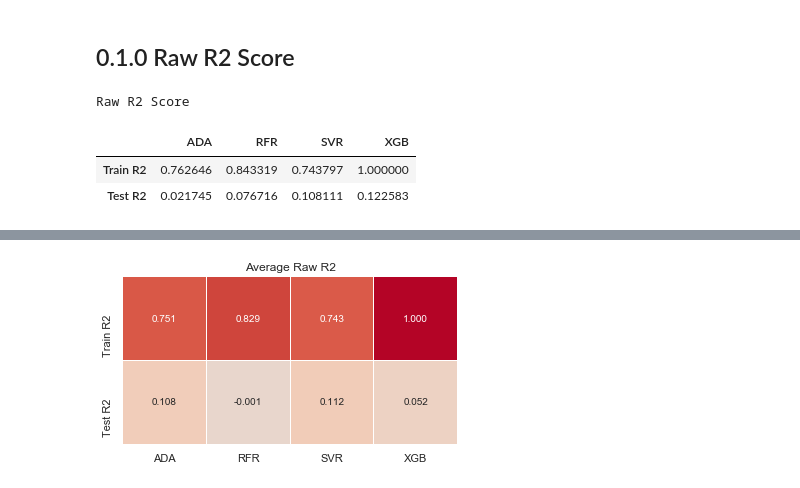
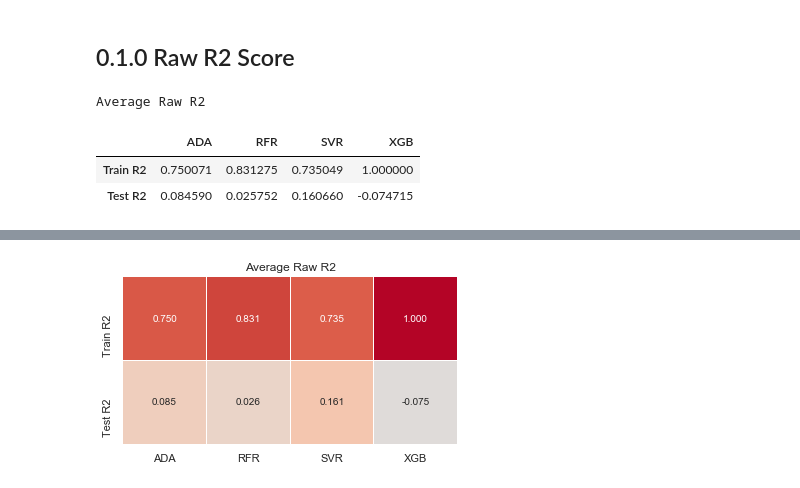
Before and after one commit to duythongvt1/URA-Projects, a Jupyter notebook: CornData/Corn2.ipynb, the cells around one changed output, grey strips where cells are left out. Saved outputs shown, nothing was run; the diff lists cells and outputs as text; code cells hidden in the pictures.

```diff
--- a/CornData/Corn2.ipynb
+++ b/CornData/Corn2.ipynb
@@ -146,17 +147,21 @@ class Test:
             X_train, X_test, y_train, y_test = train_test_split(sttg.X,sttg.y,test_size=sttg.split,stratify=sttg.strf)
         return X_train, X_test, y_train, y_test
 
+    def fit_predict(self,clf_name):
+        sttg = self.get_settings()
+        clf = sttg.predictor(clf_name)
+        X_train, X_test, y_train, y_test = self.split()
+        clf.fit(X_train,y_train)
+        y_train_predicted = clf.predict(X_train)
+        y_test_predicted  = clf.predict(X_test)
+        return X_train, X_test, y_train, y_test, y_train_predicted, y_test_predicted
+
     # Determine the R2 Score for a list of predictors
     def R2(self,predictors):
         train_r2 = []
         test_r2 = []
         for clf_name in predictors:
-            sttg = self.get_settings()
-            clf = sttg.predictor(clf_name)
-            X_train, X_test, y_train, y_test = self.split()
-            clf.fit(X_train,y_train)
-            y_train_predicted = clf.predict(X_train)
-            y_test_predicted  = clf.predict(X_test)
+            X_train, X_test, y_train, y_test, y_train_predicted, y_test_predicted = self.fit_predict(clf_name)
             train_r2.append(r2_score(y_train,y_train_predicted))
             test_r2.append(r2_score(y_test,y_test_predicted))
         return pd.Series(train_r2,index=predictors,name="Train R2"),pd.Series(test_r2,index=predictors,name="Test R2")
@@ -271,11 +301,14 @@ train_sr,test_sr = test.R2(["ADA","RFR","SVR","XGB"])
 # %%
-ss = ScoreSheet("Raw R2 Score")
-ss.add_score(train_sr)
-ss.add_score(test_sr)
+test.settings.set_default()
+train_avg,test_avg = test.R2_avg(["ADA","RFR","SVR","XGB"],iterations=10)
+
+ss = ScoreSheet("Average Raw R2")
+ss.add_score(train_avg)
+ss.add_score(test_avg)
 print(ss.title)
 ss.get_sheet().head()
 # %% [output]
-Raw R2 Score
+Average Raw R2
 |  | ADA | RFR | SVR | XGB |
-| Train R2 | 0.762646 | 0.843319 | 0.743797 | 1.000000 |
-| Test R2 | 0.021745 | 0.076716 | 0.108111 | 0.122583 |
+| Train R2 | 0.750071 | 0.831275 | 0.735049 | 1.000000 |
+| Test R2 | 0.084590 | 0.025752 | 0.160660 | -0.074715 |
```
Also changed, not shown: parts of 15 cells of this notebook.
